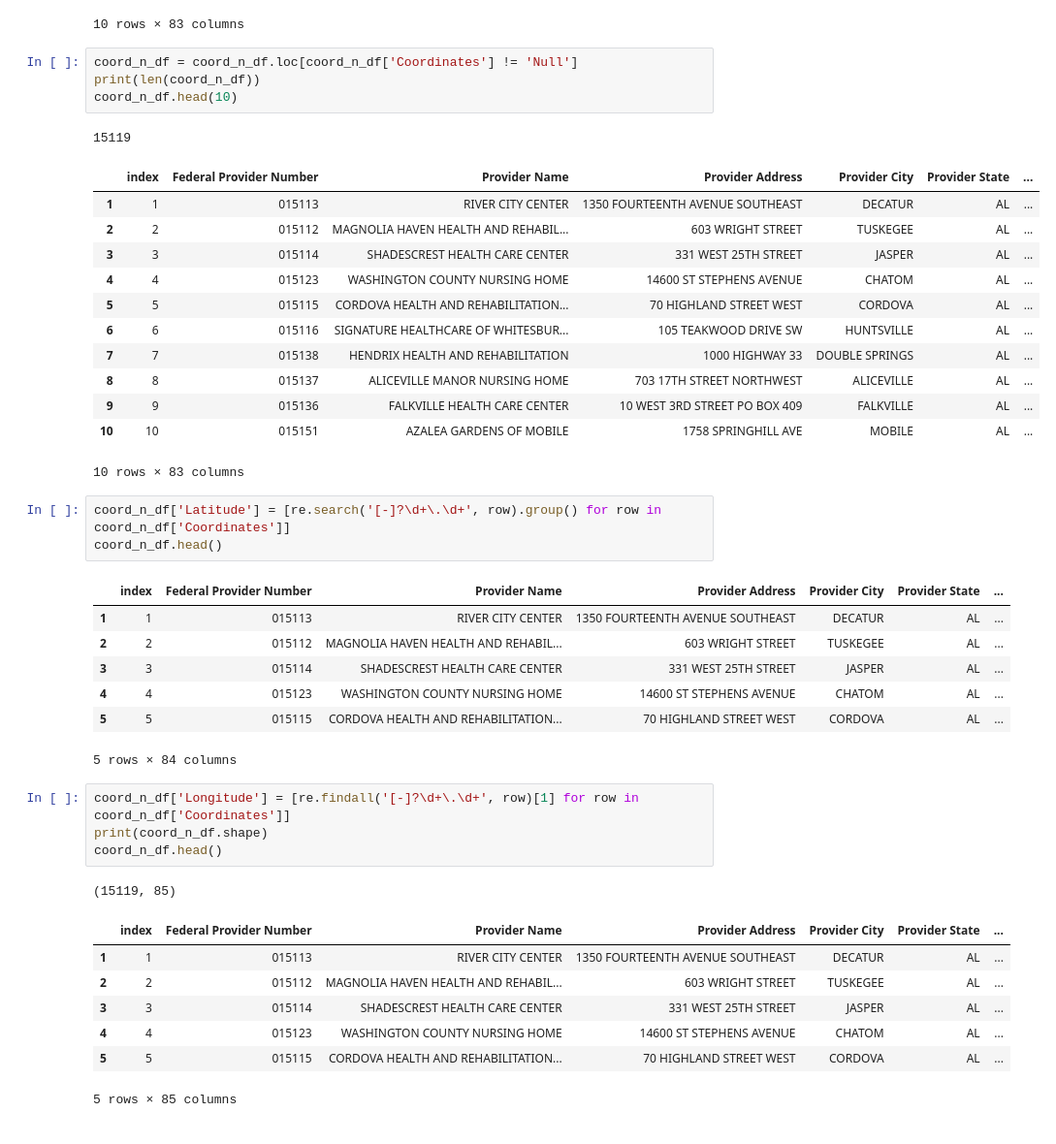
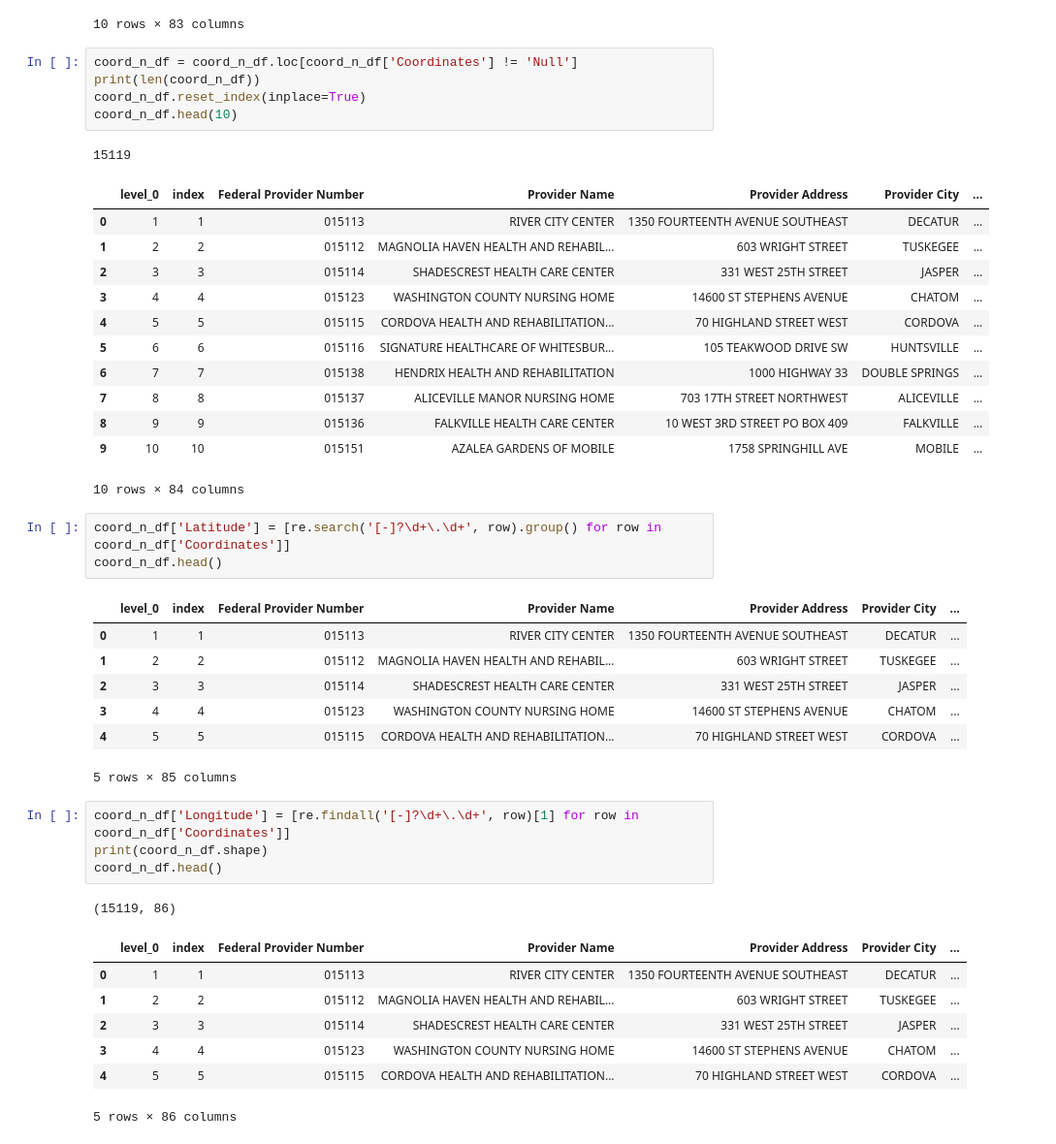
Before and after one commit to cburgyan/BestRetirementByState, a Jupyter notebook: DatasetManipulations/retirementHome.ipynb, the cells around one changed output. Shown at 97% size. Drawn from its saved outputs; the diff is of its cells as text.

```diff
--- a/DatasetManipulations/retirementHome.ipynb
+++ b/DatasetManipulations/retirementHome.ipynb
@@ -114,45 +114,46 @@ coord_n_df.head(10)
 # %%
 coord_n_df = coord_n_df.loc[coord_n_df['Coordinates'] != 'Null']
 print(len(coord_n_df))
+coord_n_df.reset_index(inplace=True)
 coord_n_df.head(10)
 # %% [output]
 15119
-|  | index | Federal Provider Number | Provider Name | Provider Address | Provider City | Provider State | ... |
-| 1 | 1 | 015113 | RIVER CITY CENTER | 1350 FOURTEENTH AVENUE SOUTHEAST | DECATUR | AL | ... |
-| 2 | 2 | 015112 | MAGNOLIA HAVEN HEALTH AND REHABIL... | 603 WRIGHT STREET | TUSKEGEE | AL | ... |
-| 3 | 3 | 015114 | SHADESCREST HEALTH CARE CENTER | 331 WEST 25TH STREET | JASPER | AL | ... |
-| 4 | 4 | 015123 | WASHINGTON COUNTY NURSING HOME | 14600 ST STEPHENS AVENUE | CHATOM | AL | ... |
-| 5 | 5 | 015115 | CORDOVA HEALTH AND REHABILITATION... | 70 HIGHLAND STREET WEST | CORDOVA | AL | ... |
-| 6 | 6 | 015116 | SIGNATURE HEALTHCARE OF WHITESBUR... | 105 TEAKWOOD DRIVE SW | HUNTSVILLE | AL | ... |
-| 7 | 7 | 015138 | HENDRIX HEALTH AND REHABILITATION | 1000 HIGHWAY 33 | DOUBLE SPRINGS | AL | ... |
-| 8 | 8 | 015137 | ALICEVILLE MANOR NURSING HOME | 703 17TH STREET NORTHWEST | ALICEVILLE | AL | ... |
-| 9 | 9 | 015136 | FALKVILLE HEALTH CARE CENTER | 10 WEST 3RD STREET PO BOX 409 | FALKVILLE | AL | ... |
-| 10 | 10 | 015151 | AZALEA GARDENS OF MOBILE | 1758 SPRINGHILL AVE | MOBILE | AL | ... |
+|  | level_0 | index | Federal Provider Number | Provider Name | Provider Address | Provider City | ... |
+| 0 | 1 | 1 | 015113 | RIVER CITY CENTER | 1350 FOURTEENTH AVENUE SOUTHEAST | DECATUR | ... |
+| 1 | 2 | 2 | 015112 | MAGNOLIA HAVEN HEALTH AND REHABIL... | 603 WRIGHT STREET | TUSKEGEE | ... |
+| 2 | 3 | 3 | 015114 | SHADESCREST HEALTH CARE CENTER | 331 WEST 25TH STREET | JASPER | ... |
+| 3 | 4 | 4 | 015123 | WASHINGTON COUNTY NURSING HOME | 14600 ST STEPHENS AVENUE | CHATOM | ... |
+| 4 | 5 | 5 | 015115 | CORDOVA HEALTH AND REHABILITATION... | 70 HIGHLAND STREET WEST | CORDOVA | ... |
+| 5 | 6 | 6 | 015116 | SIGNATURE HEALTHCARE OF WHITESBUR... | 105 TEAKWOOD DRIVE SW | HUNTSVILLE | ... |
+| 6 | 7 | 7 | 015138 | HENDRIX HEALTH AND REHABILITATION | 1000 HIGHWAY 33 | DOUBLE SPRINGS | ... |
+| 7 | 8 | 8 | 015137 | ALICEVILLE MANOR NURSING HOME | 703 17TH STREET NORTHWEST | ALICEVILLE | ... |
+| 8 | 9 | 9 | 015136 | FALKVILLE HEALTH CARE CENTER | 10 WEST 3RD STREET PO BOX 409 | FALKVILLE | ... |
+| 9 | 10 | 10 | 015151 | AZALEA GARDENS OF MOBILE | 1758 SPRINGHILL AVE | MOBILE | ... |
-10 rows × 83 columns
+10 rows × 84 columns
 # %%
 coord_n_df['Latitude'] = [re.search('[-]?\d+\.\d+', row).group() for row in coord_n_df['Coordinates']]
 coord_n_df.head()
 # %% [output]
-|  | index | Federal Provider Number | Provider Name | Provider Address | Provider City | Provider State | ... |
-| 1 | 1 | 015113 | RIVER CITY CENTER | 1350 FOURTEENTH AVENUE SOUTHEAST | DECATUR | AL | ... |
-| 2 | 2 | 015112 | MAGNOLIA HAVEN HEALTH AND REHABIL... | 603 WRIGHT STREET | TUSKEGEE | AL | ... |
-| 3 | 3 | 015114 | SHADESCREST HEALTH CARE CENTER | 331 WEST 25TH STREET | JASPER | AL | ... |
-| 4 | 4 | 015123 | WASHINGTON COUNTY NURSING HOME | 14600 ST STEPHENS AVENUE | CHATOM | AL | ... |
-| 5 | 5 | 015115 | CORDOVA HEALTH AND REHABILITATION... | 70 HIGHLAND STREET WEST | CORDOVA | AL | ... |
+|  | level_0 | index | Federal Provider Number | Provider Name | Provider Address | Provider City | ... |
+| 0 | 1 | 1 | 015113 | RIVER CITY CENTER | 1350 FOURTEENTH AVENUE SOUTHEAST | DECATUR | ... |
+| 1 | 2 | 2 | 015112 | MAGNOLIA HAVEN HEALTH AND REHABIL... | 603 WRIGHT STREET | TUSKEGEE | ... |
+| 2 | 3 | 3 | 015114 | SHADESCREST HEALTH CARE CENTER | 331 WEST 25TH STREET | JASPER | ... |
+| 3 | 4 | 4 | 015123 | WASHINGTON COUNTY NURSING HOME | 14600 ST STEPHENS AVENUE | CHATOM | ... |
+| 4 | 5 | 5 | 015115 | CORDOVA HEALTH AND REHABILITATION... | 70 HIGHLAND STREET WEST | CORDOVA | ... |
-5 rows × 84 columns
+5 rows × 85 columns
 # %%
 coord_n_df['Longitude'] = [re.findall('[-]?\d+\.\d+', row)[1] for row in coord_n_df['Coordinates']]
 print(coord_n_df.shape)
 coord_n_df.head()
 # %% [output]
-(15119, 85)
+(15119, 86)
-|  | index | Federal Provider Number | Provider Name | Provider Address | Provider City | Provider State | ... |
-| 1 | 1 | 015113 | RIVER CITY CENTER | 1350 FOURTEENTH AVENUE SOUTHEAST | DECATUR | AL | ... |
-| 2 | 2 | 015112 | MAGNOLIA HAVEN HEALTH AND REHABIL... | 603 WRIGHT STREET | TUSKEGEE | AL | ... |
-| 3 | 3 | 015114 | SHADESCREST HEALTH CARE CENTER | 331 WEST 25TH STREET | JASPER | AL | ... |
-| 4 | 4 | 015123 | WASHINGTON COUNTY NURSING HOME | 14600 ST STEPHENS AVENUE | CHATOM | AL | ... |
-| 5 | 5 | 015115 | CORDOVA HEALTH AND REHABILITATION... | 70 HIGHLAND STREET WEST | CORDOVA | AL | ... |
+|  | level_0 | index | Federal Provider Number | Provider Name | Provider Address | Provider City | ... |
+| 0 | 1 | 1 | 015113 | RIVER CITY CENTER | 1350 FOURTEENTH AVENUE SOUTHEAST | DECATUR | ... |
+| 1 | 2 | 2 | 015112 | MAGNOLIA HAVEN HEALTH AND REHABIL... | 603 WRIGHT STREET | TUSKEGEE | ... |
+| 2 | 3 | 3 | 015114 | SHADESCREST HEALTH CARE CENTER | 331 WEST 25TH STREET | JASPER | ... |
+| 3 | 4 | 4 | 015123 | WASHINGTON COUNTY NURSING HOME | 14600 ST STEPHENS AVENUE | CHATOM | ... |
+| 4 | 5 | 5 | 015115 | CORDOVA HEALTH AND REHABILITATION... | 70 HIGHLAND STREET WEST | CORDOVA | ... |
-5 rows × 85 columns
+5 rows × 86 columns
 # %%
 len(coord_n_df.columns)
 # %% [output]
```
Also changed, not shown: parts of 13 cells of this notebook, 3 other files.
